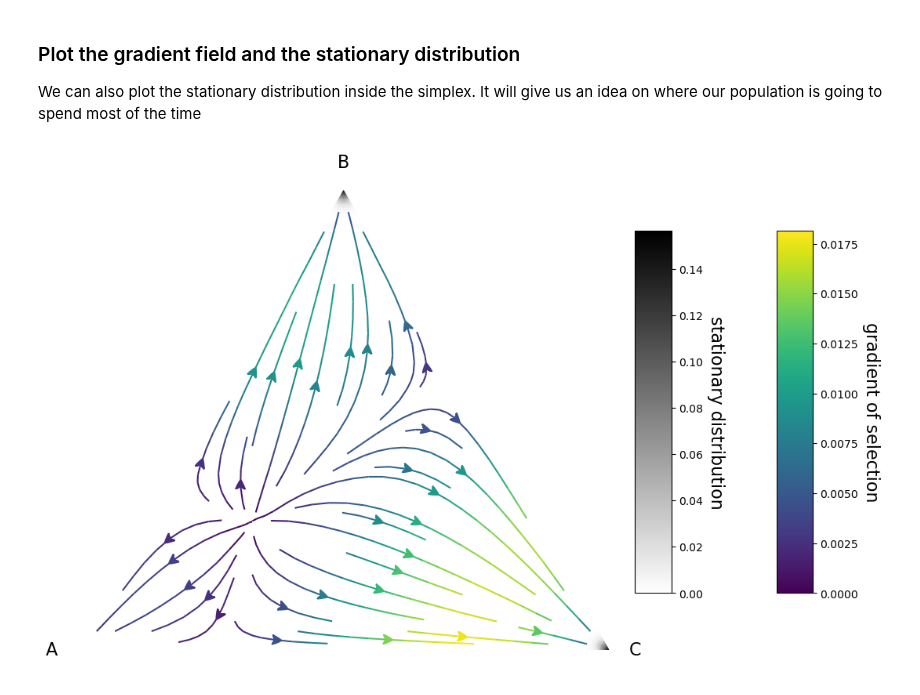
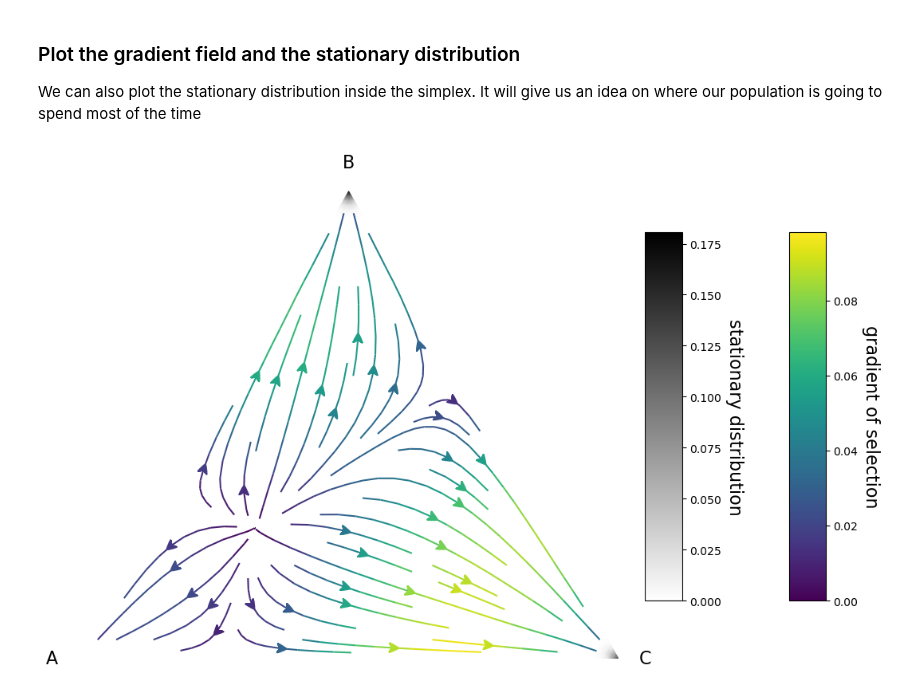
Before and after one commit to Socrats/EGTTools, a Jupyter notebook: docs/examples/plot_simplex_simplified.ipynb, the cells around one changed output. Drawn from its saved outputs; the diff is of its cells as text; code cells hidden in the pictures.

```diff
--- a/docs/examples/plot_simplex_simplified.ipynb
+++ b/docs/examples/plot_simplex_simplified.ipynb
@@ -90,7 +91,7 @@ In finite populations we will model the dynamics using a Moran process. The calc
 ### Define the population size and the intensity of selection
 # %%
 Z = 100
-beta = 0.1
+beta = 1
 mu = 1/Z
 # %% [markdown]
 ### Plot the gradient field and the stationary distribution
@@ -99,24 +100,24 @@ We can also plot the stationary distribution inside the simplex. It will give us
 # %%
 fig, ax = plt.subplots(figsize=(15,10))
 
-simplex, gradient_function, evolver = plot_pairwise_comparison_rule_dynamics_in_simplex_without_roots(payoff_matrix=payoffs, population_size=Z, beta=beta, ax=ax)
+simplex, gradient_function, game, evolver = plot_pairwise_comparison_rule_dynamics_in_simplex_without_roots(payoff_matrix=payoffs, population_size=Z, beta=beta, ax=ax)
 
-evolver.mu = mu
-sd = evolver.calculate_stationary_distribution(beta=1)
+transitions = evolver.calculate_transition_matrix(beta=beta, mu=mu)
+sd = calculate_stationary_distribution(transitions.transpose())
 
 plot = (simplex.add_axis(ax=ax)
-#            .draw_triangle()
+           # .draw_triangle()
            .draw_gradients(zorder=5)
            .add_colorbar()
            .add_vertex_labels(type_labels)
            .draw_stationary_distribution(sd, alpha=1, edgecolors='gray', cmap='binary', shading='gouraud', zorder=0)
           )
 
 ax.axis('off')
 ax.set_aspect('equal')
 
 plt.xlim((-.05,1.05))
 plt.ylim((-.02, simplex.top_corner + 0.05))
 plt.show()
 # %% [output]
-[figure, old version]
+[figure, new version]
```
Also changed, not shown: parts of 1 cell of this notebook, 2 other files.
